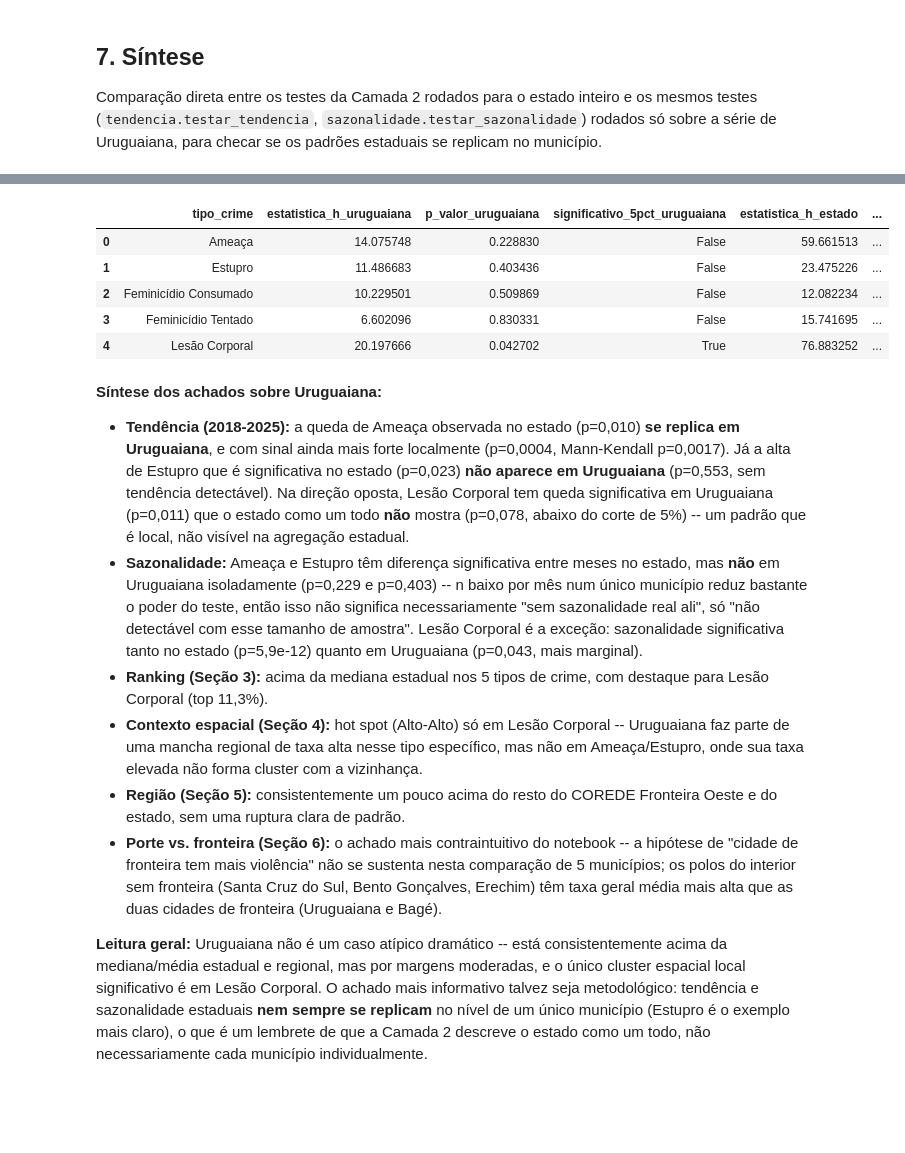
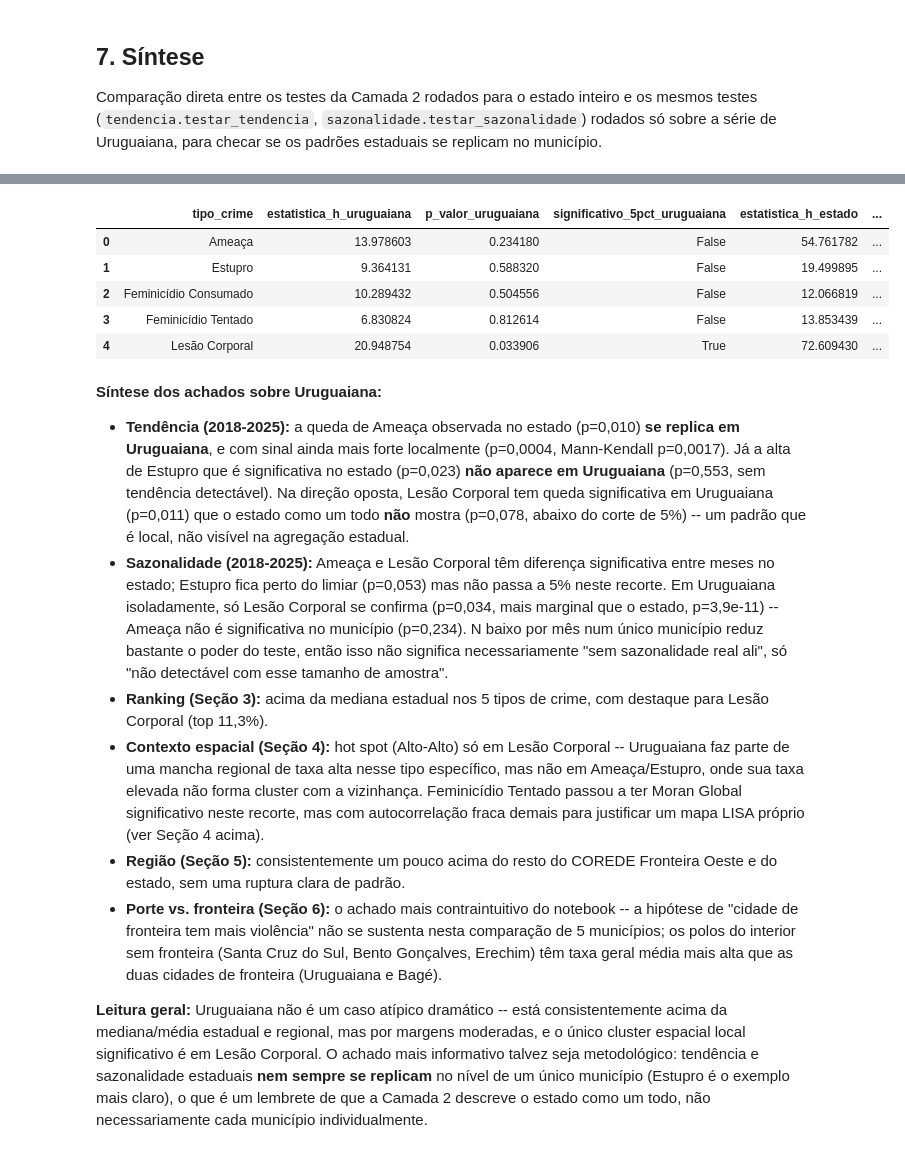
Before and after one commit to Alexandrogschafer/violencia-mulheres-rs, a Jupyter notebook: notebooks/estudo_uruguaiana.ipynb, the cells around one changed output, grey strips where cells are left out. Saved outputs shown, nothing was run; the diff lists cells and outputs as text; code cells hidden in the pictures; blank space fills up the shorter version.

```diff
--- a/notebooks/estudo_uruguaiana.ipynb
+++ b/notebooks/estudo_uruguaiana.ipynb
@@ -571,23 +571,27 @@ comparacao_tendencia
 | 3 | Feminicídio Tentado | 0.000000 | 1.000000 | False | -17.785714 | ... |
 | 4 | Lesão Corporal | -15.880952 | 0.010818 | True | -371.321429 | ... |
 # %%
-uru_mensal_para_sazonalidade = mensal[mensal.municipio == MUNICIPIO][["tipo_crime", "ano", "mes", "casos"]]
+uru_mensal_para_sazonalidade = mensal[
+    (mensal.municipio == MUNICIPIO)
+    & (mensal.ano >= sazonalidade.ANO_INICIO_ANALISE)
+    & (mensal.ano <= sazonalidade.ANO_FIM_ANALISE)
+][["tipo_crime", "ano", "mes", "casos"]]
 uru_sazonalidade = sazonalidade.testar_sazonalidade(uru_mensal_para_sazonalidade)
 estado_sazonalidade, _ = sazonalidade.main()
 
 comparacao_sazonalidade = uru_sazonalidade[["tipo_crime", "estatistica_h", "p_valor", "significativo_5pct"]].merge(
     estado_sazonalidade[["tipo_crime", "estatistica_h", "p_valor", "significativo_5pct"]],
     on="tipo_crime", suffixes=("_uruguaiana", "_estado"),
 )
 comparacao_sazonalidade.to_csv(REPORTS_DIR / "uruguaiana_comparacao_sazonalidade.csv", index=False)
 comparacao_sazonalidade
 # %% [output]
 |  | tipo_crime | estatistica_h_uruguaiana | p_valor_uruguaiana | significativo_5pct_uruguaiana | estatistica_h_estado | ... |
-| 0 | Ameaça | 14.075748 | 0.228830 | False | 59.661513 | ... |
-| 1 | Estupro | 11.486683 | 0.403436 | False | 23.475226 | ... |
-| 2 | Feminicídio Consumado | 10.229501 | 0.509869 | False | 12.082234 | ... |
-| 3 | Feminicídio Tentado | 6.602096 | 0.830331 | False | 15.741695 | ... |
-| 4 | Lesão Corporal | 20.197666 | 0.042702 | True | 76.883252 | ... |
+| 0 | Ameaça | 13.978603 | 0.234180 | False | 54.761782 | ... |
+| 1 | Estupro | 9.364131 | 0.588320 | False | 19.499895 | ... |
+| 2 | Feminicídio Consumado | 10.289432 | 0.504556 | False | 12.066819 | ... |
+| 3 | Feminicídio Tentado | 6.830824 | 0.812614 | False | 13.853439 | ... |
+| 4 | Lesão Corporal | 20.948754 | 0.033906 | True | 72.609430 | ... |
 # %% [markdown]
 **Síntese dos achados sobre Uruguaiana:**
 
@@ -598,17 +602,20 @@ comparacao_sazonalidade
   Lesão Corporal tem queda significativa em Uruguaiana (p=0,011) que o estado como um
   todo **não** mostra (p=0,078, abaixo do corte de 5%) -- um padrão que é local, não
   visível na agregação estadual.
-- **Sazonalidade:** Ameaça e Estupro têm diferença significativa entre meses no estado,
-  mas **não** em Uruguaiana isoladamente (p=0,229 e p=0,403) -- n baixo por mês num único
-  município reduz bastante o poder do teste, então isso não significa necessariamente
-  "sem sazonalidade real ali", só "não detectável com esse tamanho de amostra". Lesão
-  Corporal é a exceção: sazonalidade significativa tanto no estado (p=5,9e-12) quanto em
-  Uruguaiana (p=0,043, mais marginal).
+- **Sazonalidade (2018-2025):** Ameaça e Lesão Corporal têm diferença significativa
+  entre meses no estado; Estupro fica perto do limiar (p=0,053) mas não passa a 5%
+  neste recorte. Em Uruguaiana isoladamente, só Lesão Corporal se confirma (p=0,034,
+  mais marginal que o estado, p=3,9e-11) -- Ameaça não é significativa no município
+  (p=0,234). N baixo por mês num único município reduz bastante o poder do teste, então
+  isso não significa necessariamente "sem sazonalidade real ali", só "não detectável com
+  esse tamanho de amostra".
 - **Ranking (Seção 3):** acima da mediana estadual nos 5 tipos de crime, com destaque
   para Lesão Corporal (top 11,3%).
 - **Contexto espacial (Seção 4):** hot spot (Alto-Alto) só em Lesão Corporal -- Uruguaiana
   faz parte de uma mancha regional de taxa alta nesse tipo específico, mas não em
-  Ameaça/Estupro, onde sua taxa elevada não forma cluster com a vizinhança.
+  Ameaça/Estupro, onde sua taxa elevada não forma cluster com a vizinhança. Feminicídio
+  Tentado passou a ter Moran Global significativo neste recorte, mas com autocorrelação
+  fraca demais para justificar um mapa LISA próprio (ver Seção 4 acima).
 - **Região (Seção 5):** consistentemente um pouco acima do resto do COREDE Fronteira
   Oeste e do estado, sem uma ruptura clara de padrão.
 - **Porte vs. fronteira (Seção 6):** o achado mais contraintuitivo do notebook -- a
```
Also changed, not shown: parts of 1 cell of this notebook.
